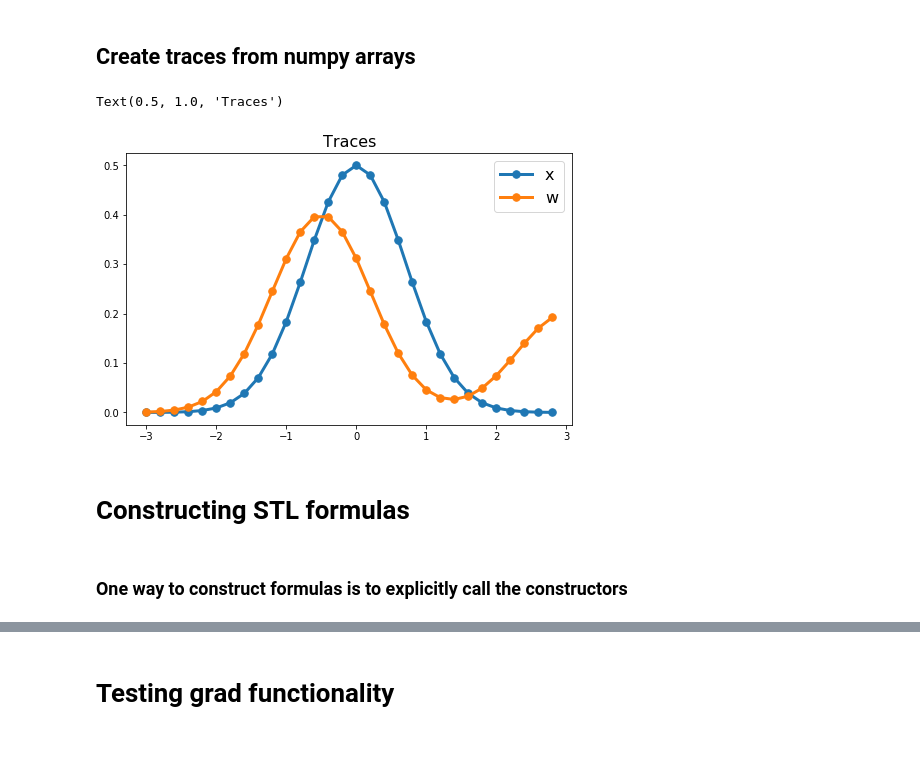
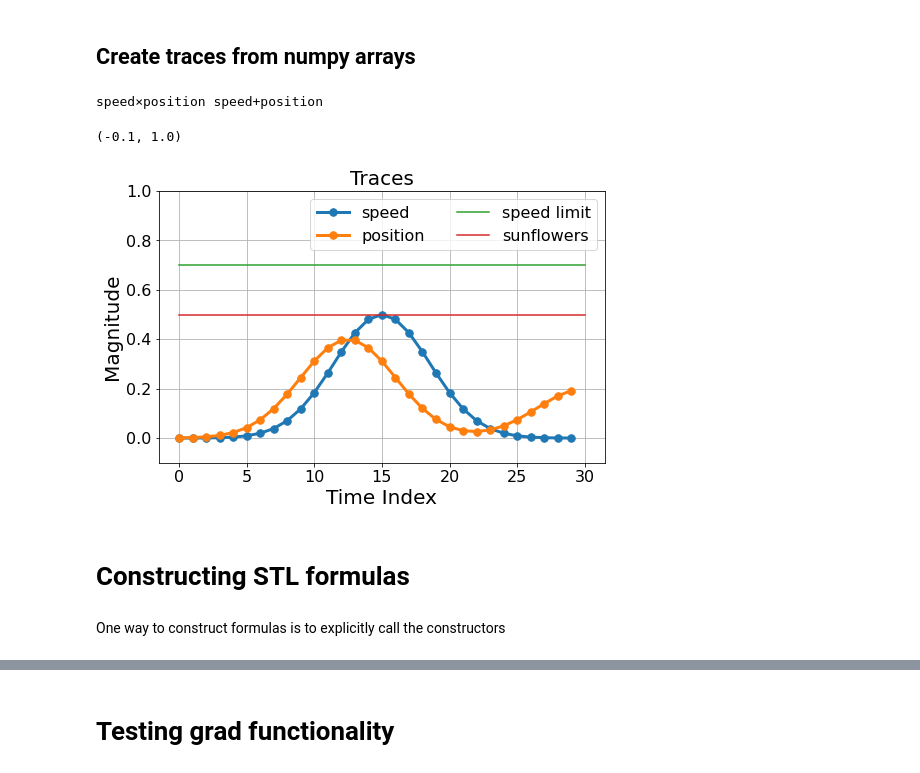
Before and after one commit to StanfordASL/stlcg, a Jupyter notebook: demo.ipynb, the cells around one changed output, grey strips where cells are left out. Drawn from its saved outputs; the diff is of its cells as text; code cells hidden in the pictures; blank space fills up the shorter version.

Commit message:
updated docstrings, tidied Expression utility, updated demo examples

```diff
--- a/demo.ipynb
+++ b/demo.ipynb
@@ -19,21 +18,51 @@ t = t = np.arange(-3, 3, 0.2, dtype=np.float32)
 x_np = 0.5 * np.exp(-t**2).reshape([1, t.shape[0], 1])
 w_np = (0.4*np.exp(-(t + 0.5)**2) + 0.2*np.exp(-(t - 3)**2)).reshape([1, t.shape[0], 1])
 
+
+# turning signals and parameters into tensors
 x = torch.tensor(x_np, requires_grad=False)
 w = torch.tensor(w_np, requires_grad=False)
-c = torch.tensor(1.0, dtype=torch.float, requires_grad=True)
-d = torch.tensor(0.9, dtype=torch.float, requires_grad=True)
+c = torch.tensor(0.7, dtype=torch.float, requires_grad=True)
+d = torch.tensor(0.5, dtype=torch.float, requires_grad=True)
+
+# turning signals and parameters into expressions
+# the benefit of using Expressions is that each expression has a name, value, and keeps track of the time dimension has been reversed
+# We can also do some basic operations on the expression
+# The first argument is a string describing the name of the variable, the second argument is the numerical value, the third argument indicates whether the signal has been time reversed or not.
+
+reversed = False
+x_exp = Expression('speed', x, reversed)
+w_exp = Expression('position', w, reversed)
+c_exp = Expression('speed limit', c, reversed)
+d_exp = Expression('sunflowers', d, reversed)  # <--- giving it a random name
+y_exp = x_exp * w_exp
+z_exp = x_exp + w_exp
+
+print(y_exp.name, z_exp.name)
+# %% [output]
+speed×position speed+position
 # %%
+# Plotting out the signals and parameters
+fs = 20
 plt.figure(figsize=(8, 5))
-plt.plot(t, x_np[0,:,0], ".-", linewidth=3, markersize=15, label="x")
-plt.plot(t, w_np[0,:,0], ".-", linewidth=3, markersize=15, label="w")
-plt.legend(fontsize=16)
-plt.title("Traces", fontsize=16)
+plt.plot(x_np[0,:,0], ".-", linewidth=3, markersize=15, label=x_exp.name)
+plt.plot(w_np[0,:,0], ".-", linewidth=3, markersize=15, label=w_exp.name)
+
+plt.plot([0, len(t)], [c.detach().numpy()]*2, label=c_exp.name)
+plt.plot([0, len(t)], [d.detach().numpy()]*2, label=d_exp.name)
+plt.legend(fontsize=16, ncol=2)
+plt.xticks(fontsize=fs-4)
+plt.yticks(fontsize=fs-4)
+plt.title("Traces", fontsize=fs)
+plt.xlabel("Time Index", fontsize=fs)
+plt.ylabel("Magnitude", fontsize=fs)
+plt.grid()
+plt.ylim([-0.1, 1.0])
 # %% [output]
-Text(0.5, 1.0, 'Traces')
+(-0.1, 1.0)
-[figure, old version]
+[figure, new version]
 # %% [markdown]
 # Constructing STL formulas
 # %% [markdown]
-### One way to construct formulas is to explicitly call the constructors
+One way to construct formulas is to explicitly call the constructors
 # %%
```
Also changed, not shown: parts of 22 cells of this notebook, 3 other files.
